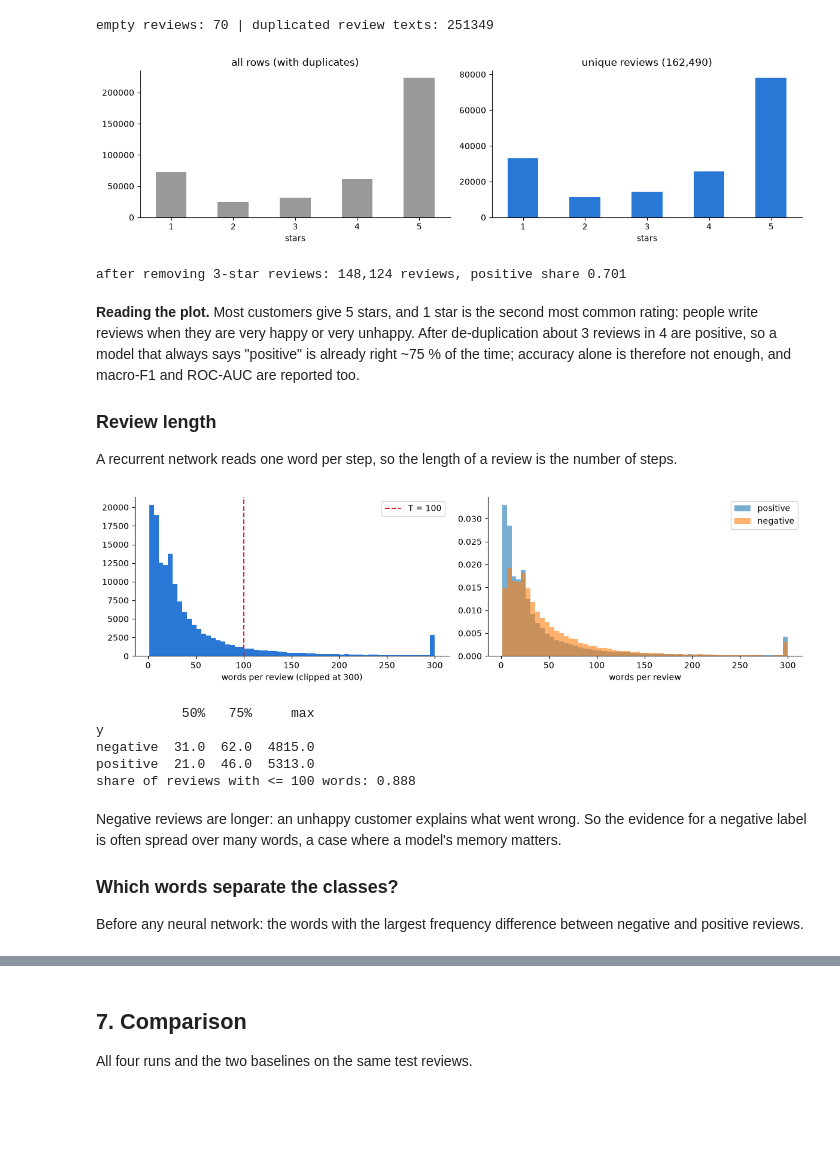
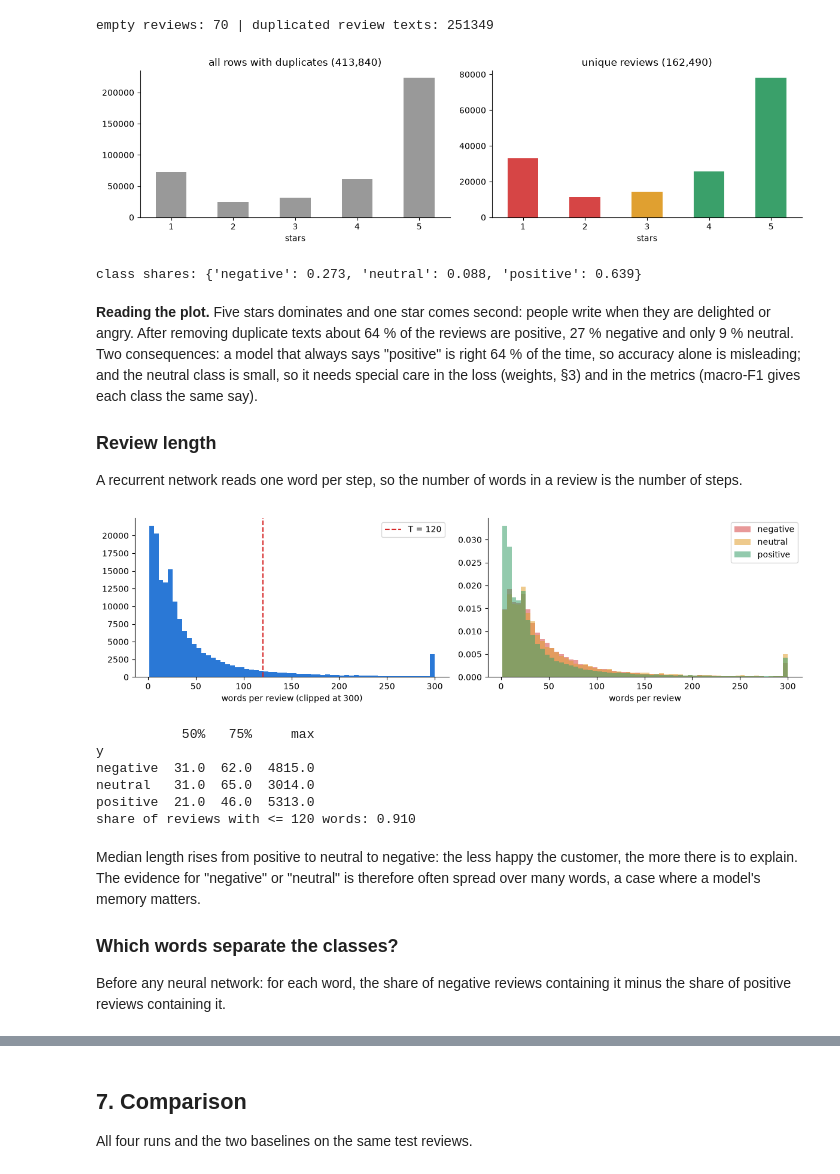
Before and after one commit to Nitditto/Intelligent_system, a Jupyter notebook: assignment_07/notebook/ec_reviews.ipynb, the cells around one changed output, grey strips where cells are left out. Saved outputs shown, nothing was run; the diff lists cells and outputs as text; code cells hidden in the pictures; blank space fills up the shorter version.

```diff
--- a/assignment_07/notebook/ec_reviews.ipynb
+++ b/assignment_07/notebook/ec_reviews.ipynb
@@ -17,18 +17,19 @@ from pathlib import Path
 os.environ.setdefault("TF_CPP_MIN_LOG_LEVEL", "3")
 import numpy as np, pandas as pd, matplotlib.pyplot as plt
 from sklearn.model_selection import train_test_split
-from sklearn.metrics import accuracy_score, f1_score, roc_auc_score, confusion_matrix, roc_curve
+from sklearn.metrics import accuracy_score, f1_score, roc_auc_score, log_loss, confusion_matrix
 warnings.filterwarnings("ignore")
 
-SEED = 42
+SEED = 7
 random.seed(SEED); np.random.seed(SEED)
 DATA = Path("../dataset/ec")
 RES = Path("results"); RES.mkdir(parents=True, exist_ok=True)
 IMG = Path("../report/images"); IMG.mkdir(parents=True, exist_ok=True)
 
-VOCAB, MAXLEN, EMB, H, LAYERS = 20_000, 100, 64, 64, 5
+CLASSES = ["negative", "neutral", "positive"]
+VOCAB, MAXLEN, EMB, H, LAYERS, NCLS = 15_000, 120, 48, 64, 5, 3
 BATCH, LR, CLIP = 256, 1e-3, 1.0
-EPOCHS, PATIENCE = 10, 2
+EPOCHS, PATIENCE = 8, 2
 plt.rcParams.update({"figure.dpi": 100, "axes.spines.top": False, "axes.spines.right": False})
 print("results ->", RES.resolve())
 # %% [output]
@@ -65,46 +68,47 @@ raw shape: (413840, 6)
 empty reviews: 70 | duplicated review texts: 251349
 # %%
 df = raw.dropna(subset=["Reviews"]).drop_duplicates(subset=["Reviews"]).copy()
+df["y"] = np.select([df.Rating <= 2, df.Rating == 3], [0, 1], default=2)
+df["n_words"] = df.Reviews.str.split().str.len()
 fig, ax = plt.subplots(1, 2, figsize=(12, 3.4))
-raw.Rating.value_counts().sort_index().plot.bar(ax=ax[0], color="#999", rot=0, title="all rows (with duplicates)")
-df.Rating.value_counts().sort_index().plot.bar(ax=ax[1], color="#2a78d6", rot=0, title=f"unique reviews ({len(df):,})")
+raw.Rating.value_counts().sort_index().plot.bar(ax=ax[0], color="#999", rot=0, title=f"all rows with duplicates ({len(raw):,})")
+df.Rating.value_counts().sort_index().plot.bar(ax=ax[1], color=["#d64545", "#d64545", "#e0a030", "#3aa06a", "#3aa06a"], rot=0, title=f"unique reviews ({len(df):,})")
 for a in ax: a.set_xlabel("stars")
-plt.tight_layout(); plt.show()
-df = df[df.Rating != 3].copy()
-df["y"] = (df.Rating >= 4).astype(int)
-print(f"after removing 3-star reviews: {len(df):,} reviews, positive share {df.y.mean():.3f}")
+plt.tight_layout(); plt.savefig(IMG / "EC_ratings.png", bbox_inches="tight"); plt.show()
+share = df.y.value_counts(normalize=True).sort_index()
+print("class shares:", {c: round(float(share[i]), 3) for i, c in enumerate(CLASSES)})
 # %% [output]
-[figure, old version]
+[figure, new version]
-after removing 3-star reviews: 148,124 reviews, positive share 0.701
+class shares: {'negative': 0.273, 'neutral': 0.088, 'positive': 0.639}
 # %% [markdown]
-**Reading the plot.** Most customers give 5 stars, and 1 star is the second most common rating: people write reviews when they are very happy or very unhappy. After de-duplication about 3 reviews in 4 are positive, so a model that always says "positive" is already right ~75 % of the time; accuracy alone is therefore not enough, and macro-F1 and ROC-AUC are reported too.
+**Reading the plot.** Five stars dominates and one star comes second: people write when they are delighted or angry. After removing duplicate texts about 64 % of the reviews are positive, 27 % negative and only 9 % neutral. Two consequences: a model that always says "positive" is right 64 % of the time, so accuracy alone is misleading; and the neutral class is small, so it needs special care in the loss (weights, §3) and in the metrics (macro-F1 gives each class the same say).
 
 ### Review length
 
-A recurrent network reads one word per step, so the length of a review is the number of steps.
+A recurrent network reads one word per step, so the number of words in a review is the number of steps.
 # %%
-df["n_words"] = df.Reviews.str.split().str.len()
 fig, ax = plt.subplots(1, 2, figsize=(12, 3.4))
 ax[0].hist(df.n_words.clip(upper=300), bins=60, color="#2a78d6"); ax[0].axvline(MAXLEN, c="C3", ls="--", label=f"T = {MAXLEN}")
 ax[0].set_xlabel("words per review (clipped at 300)"); ax[0].legend()
-for y, name in [(1, "positive"), (0, "negative")]:
-    ax[1].hist(df.n_words[df.y == y].clip(upper=300), bins=60, alpha=0.6, density=True, label=name)
-ax[1].set_xlabel("words per review"); ax[1].legend(); plt.tight_layout(); plt.show()
-print(df.groupby("y").n_words.describe()[["50%", "75%", "max"]].rename(index={0: "negative", 1: "positive"}))
+for y, name, c in [(0, "negative", "#d64545"), (1, "neutral", "#e0a030"), (2, "positive", "#3aa06a")]:
+    ax[1].hist(df.n_words[df.y == y].clip(upper=300), bins=60, alpha=0.55, density=True, color=c, label=name)
+ax[1].set_xlabel("words per review"); ax[1].legend(); plt.tight_layout(); plt.savefig(IMG / "EC_length.png", bbox_inches="tight"); plt.show()
+print(df.groupby("y").n_words.describe()[["50%", "75%", "max"]].rename(index=dict(enumerate(CLASSES))))
 print(f"share of reviews with <= {MAXLEN} words: {(df.n_words <= MAXLEN).mean():.3f}")
 # %% [output]
-[figure, old version]
+[figure, new version]
            50%   75%     max
 y
 negative  31.0  62.0  4815.0
+neutral   31.0  65.0  3014.0
 positive  21.0  46.0  5313.0
-share of reviews with <= 100 words: 0.888
+share of reviews with <= 120 words: 0.910
 # %% [markdown]
-Negative reviews are longer: an unhappy customer explains what went wrong. So the evidence for a negative label is often spread over many words, a case where a model's memory matters.
+Median length rises from positive to neutral to negative: the less happy the customer, the more there is to explain. The evidence for "negative" or "neutral" is therefore often spread over many words, a case where a model's memory matters.
 
 ### Which words separate the classes?
 
-Before any neural network: the words with the largest frequency difference between negative and positive reviews.
+Before any neural network: for each word, the share of negative reviews containing it minus the share of positive reviews containing it.
 # %%
 def tokenize(text):
     """lower-case, keep letters, digits and apostrophes: "Don't buy!!" -> ["don't", "buy"]"""
```
Also changed, not shown: parts of 36 cells of this notebook, 48 other files.
